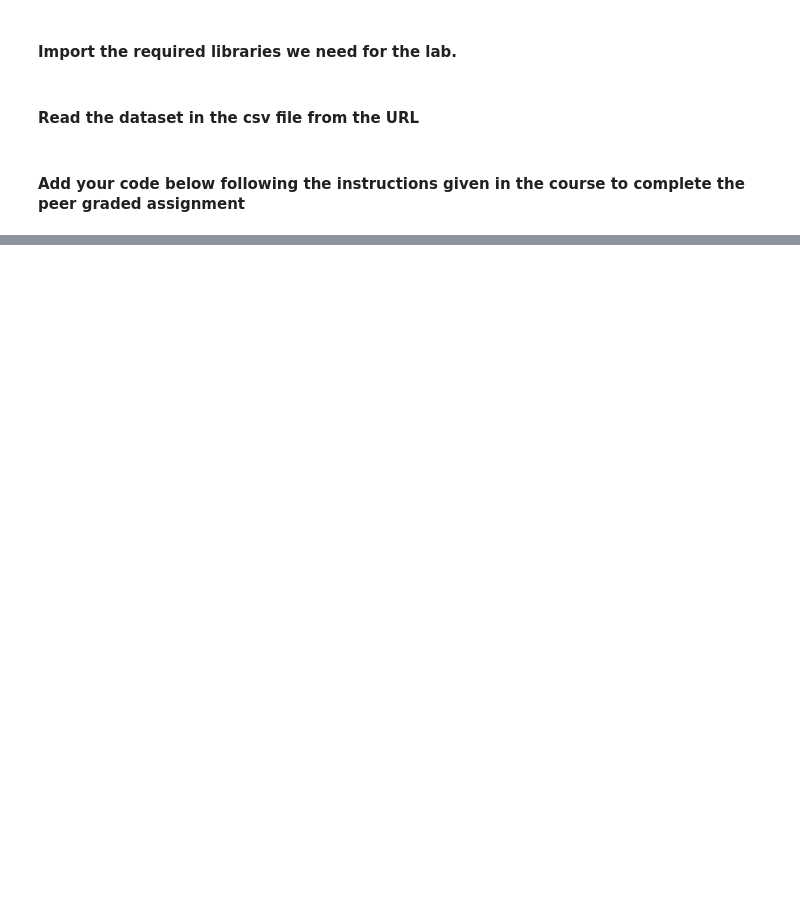
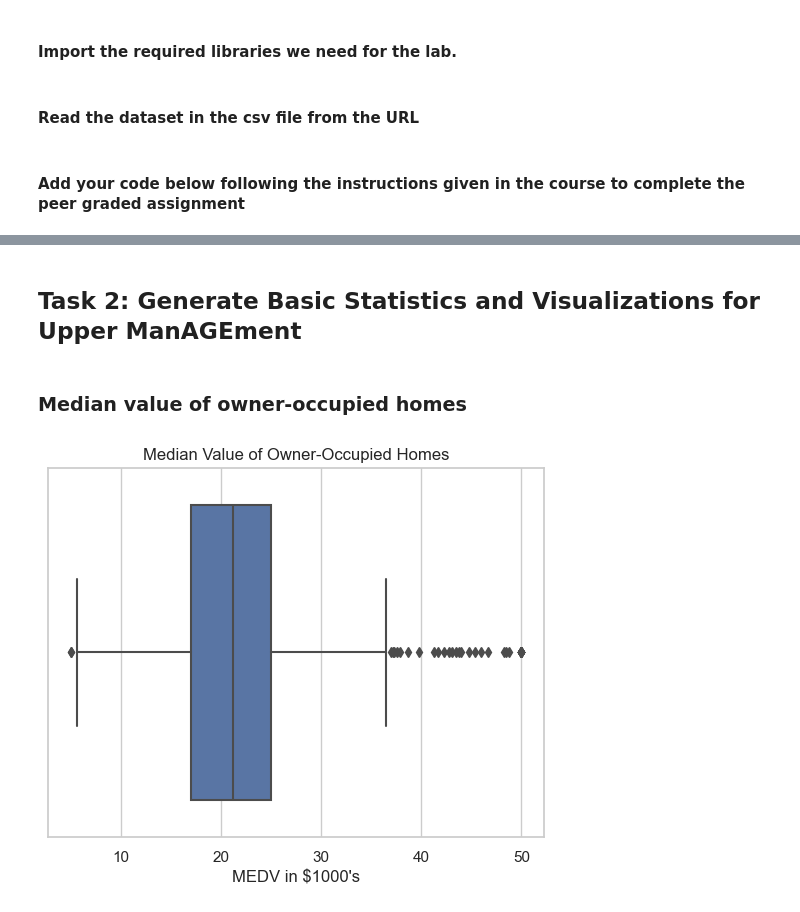
Before and after one commit to tmmendoza29/Coursera, a Jupyter notebook: Python for Data Science/Python Statistics/_Optional__Peer_Graded_Assignment_jupyterlite.ipynb, the cells around one changed output, grey strips where cells are left out. Saved outputs shown, nothing was run; the diff lists cells and outputs as text; code cells hidden in the pictures; blank space fills up the shorter version.

Commit message:
Finished Task 1 and 2

```diff
--- a/Python for Data Science/Python Statistics/_Optional__Peer_Graded_Assignment_jupyterlite.ipynb
+++ b/Python for Data Science/Python Statistics/_Optional__Peer_Graded_Assignment_jupyterlite.ipynb
@@ -66,0 +100,11 @@ memory usage: 55.5 KB
+# %% [markdown]
+## Task 2: Generate Basic Statistics and Visualizations for Upper ManAGEment
+# %% [markdown]
+### Median value of owner-occupied homes
+# %%
+ax = sns.boxplot(x='MEDV', data=boston_df)
+plot.title('Median Value of Owner-Occupied Homes')
+plot.xlabel("MEDV in $1000's")
+plot.show()
+# %% [output]
+[figure, added]
```
Also changed, not shown: parts of 24 cells of this notebook, 1 other file.
